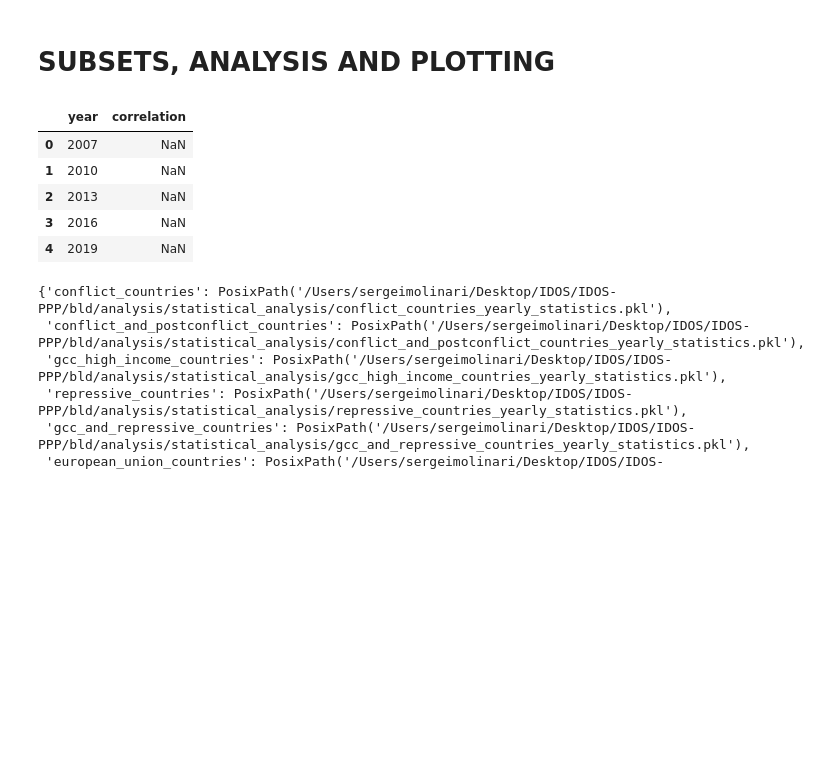
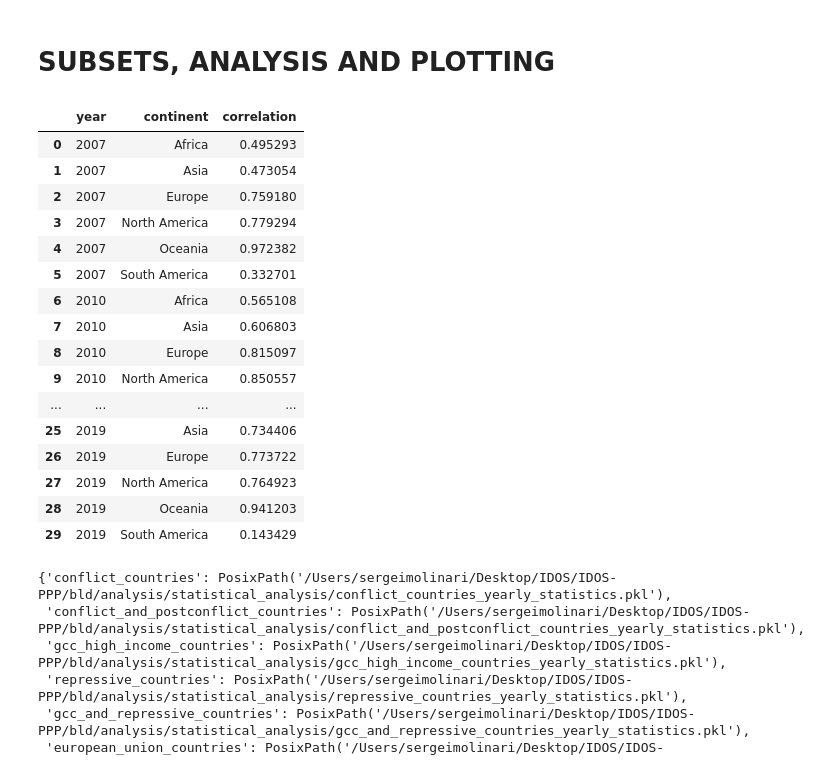
Before and after one commit to sergeimolinari/IDOS-PPP, a Jupyter notebook: src/idos_ppp/data_management/try.ipynb, the cells around one changed output. Cells and saved outputs as stored; diff of their text form; code cells hidden in the pictures; blank space fills up the shorter version.

```diff
--- a/src/idos_ppp/data_management/try.ipynb
+++ b/src/idos_ppp/data_management/try.ipynb
@@ -219,19 +219,30 @@ else:
 # %%
 
 prova3_stat_yrl_data = pd.read_pickle(
     BLD
     / "analysis"
-    / "prot_part_correlations"
-    / "yearly_prot_part_continent_correlations.pkl",
+    / "prot_prov_correlations"
+    / "yearly_prot_prov_continent_correlations.pkl",
 )
 prova3_stat_yrl_data
 # %% [output]
-|  | year | correlation |
-| 0 | 2007 | NaN |
-| 1 | 2010 | NaN |
-| 2 | 2013 | NaN |
-| 3 | 2016 | NaN |
-| 4 | 2019 | NaN |
+|  | year | continent | correlation |
+| 0 | 2007 | Africa | 0.495293 |
+| 1 | 2007 | Asia | 0.473054 |
+| 2 | 2007 | Europe | 0.759180 |
+| 3 | 2007 | North America | 0.779294 |
+| 4 | 2007 | Oceania | 0.972382 |
+| 5 | 2007 | South America | 0.332701 |
+| 6 | 2010 | Africa | 0.565108 |
+| 7 | 2010 | Asia | 0.606803 |
+| 8 | 2010 | Europe | 0.815097 |
+| 9 | 2010 | North America | 0.850557 |
+| ... | ... | ... | ... |
+| 25 | 2019 | Asia | 0.734406 |
+| 26 | 2019 | Europe | 0.773722 |
+| 27 | 2019 | North America | 0.764923 |
+| 28 | 2019 | Oceania | 0.941203 |
+| 29 | 2019 | South America | 0.143429 |
 # %%
 from idos_ppp.parameters import country_lists, three_p_indexes, years
 
```
Also changed, not shown: parts of 1 cell of this notebook, 3 other files.
